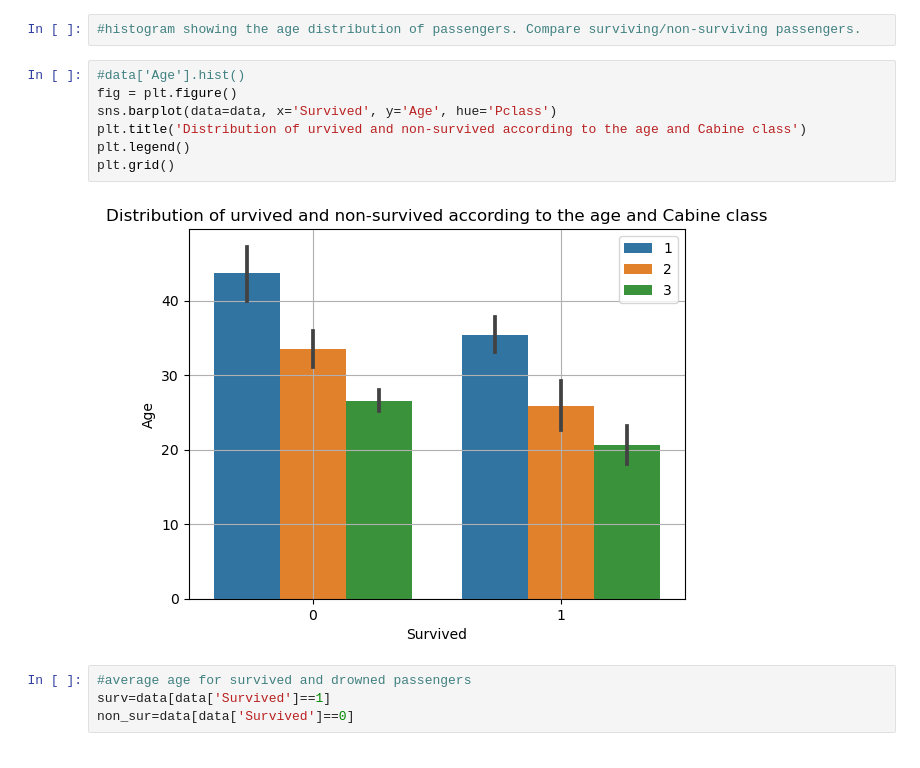
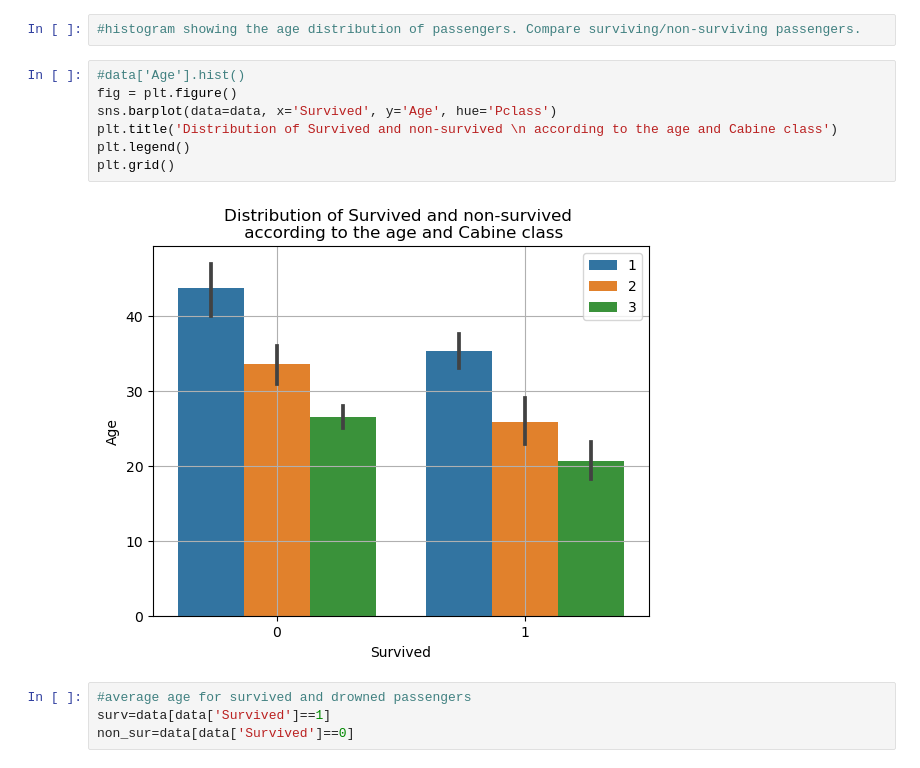
Before and after one commit to AyBa48/my_test_project, a Jupyter notebook: classification_machine.ipynb, the cells around one changed output. Drawn from its saved outputs; the diff is of its cells as text.

```diff
--- a/classification_machine.ipynb
+++ b/classification_machine.ipynb
@@ -64,12 +64,12 @@ prop_first_surv
 # %%
 #data['Age'].hist()
 fig = plt.figure()
 sns.barplot(data=data, x='Survived', y='Age', hue='Pclass')
-plt.title('Distribution of urvived and non-survived according to the age and Cabine class')
+plt.title('Distribution of Survived and non-survived \n according to the age and Cabine class')
 plt.legend()
 plt.grid()
 # %% [output]
-[figure, old version]
+[figure, new version]
 # %%
 #average age for survived and drowned passengers
 surv=data[data['Survived']==1]
```
Also changed, not shown: parts of 108 cells of this notebook, 1 other file.
